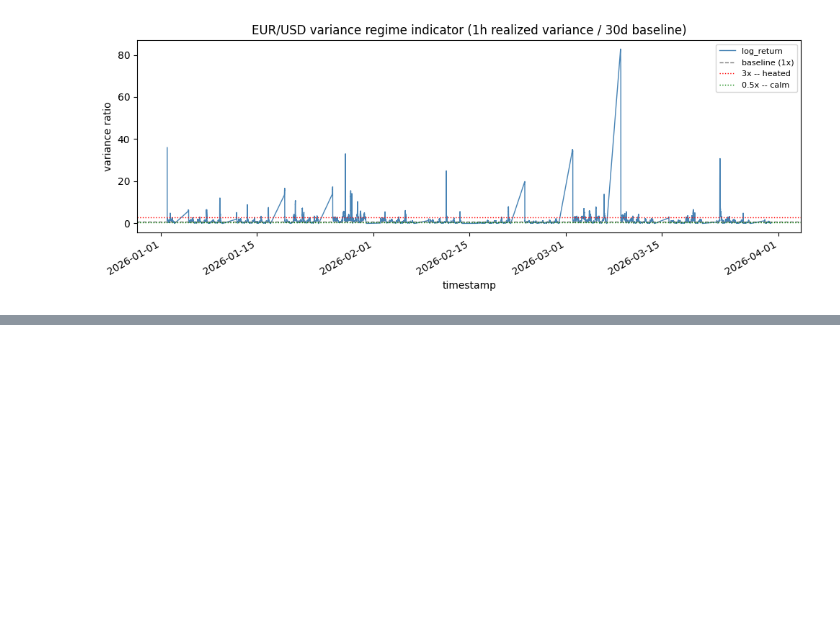
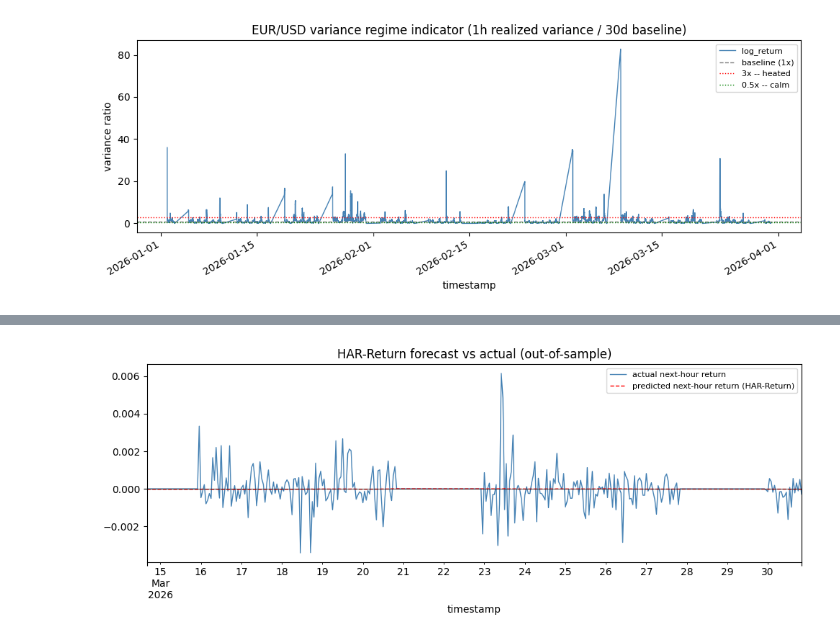
Before and after one commit to anjalivijyan/STOCHASTIC-VOLATILITY-MODELLING-, a Jupyter notebook: lit_rew_&_stylised_facts/regime_indicator.ipynb, the cells around one changed output, grey strips where cells are left out. Saved outputs shown, nothing was run; the diff lists cells and outputs as text; code cells hidden in the pictures; blank space fills up the shorter version.

```diff
--- a/lit_rew_&_stylised_facts/regime_indicator.ipynb
+++ b/lit_rew_&_stylised_facts/regime_indicator.ipynb
@@ -8,11 +8,13 @@ import dukascopy_python
 from dukascopy_python.instruments import INSTRUMENT_FX_MAJORS_EUR_USD
 # %%
 from pathlib import Path
+
+NOTEBOOK_DIR = Path("/Users/catoccino/Desktop/FX INT SYSTEM/FX-INTELLIGENCE-SYSTEM/lit_rew_&_stylised_facts")
 
 start = datetime(2025, 1, 1)
 end = datetime(2025, 12, 31)
 
-parquet_path = Path("raw_ticks_cache.parquet")
+parquet_path = NOTEBOOK_DIR / "raw_ticks_cache.parquet"
 # %%
 raw_ticks = pd.read_parquet(parquet_path)
 raw_ticks['mid'] = (raw_ticks['bidPrice']+ raw_ticks['askPrice'])/2
@@ -89,16 +91,14 @@ Read the ratio directly: 'It is as if information is flowing
 0.4x as quickly as normal right now'
 (using the most recent value in the series).
 # %%
-from pathlib import Path
-
 start = datetime(2026, 1, 1)
 end = datetime(2026, 3, 31)
 
-parquet_path = Path("raw_ticks_2026.parquet")
+parquet_path = NOTEBOOK_DIR / "raw_ticks_2026.parquet"
 
 if parquet_path.exists():
     raw_ticks_2026 = pd.read_parquet(parquet_path)
-    print(f"Loaded {len(raw_ticks):,} ticks from {parquet_path}")
+    print(f"Loaded {len(raw_ticks_2026):,} ticks from {parquet_path}")
 else:
     raw_ticks_2026 = dukascopy_python.fetch(
         instrument=INSTRUMENT_FX_MAJORS_EUR_USD,
@@ -289,3 +278,88 @@ Compare model.params here vs. the raw-level run: coefficients are
 now on log-RV, so read them as 'a 1% rise in this lag's variance
 is associated with a beta% rise in next-hour variance' -- an
 elasticity, not a direct level effect.
+# %%
+"""
+HAR-Return: same HAR kernel structure as the log-HAR-RV cell above (lag1 +
+rolling-24h "daily" + rolling-168h "weekly" features, OLS, 80/20 split),
+but fit on signed hourly log-returns instead of squared returns. RV only
+ever tells you the expected *size* of the next move; regressing on the
+raw (signed) return lets the same lag/daily/weekly kernel also pick up
+directional persistence (momentum) or mean-reversion, so the forecast
+carries both magnitude and sign.
+
+No log-transform here: unlike RV, returns are signed, so log(ret) isn't
+defined. Returns are already far less heavy-tailed than squared returns,
+so raw-level OLS is the natural fit (this is also why the RV cell had to
+log-transform and this one doesn't).
+"""
+
+import numpy as np
+import pandas as pd
+import statsmodels.api as sm
+import matplotlib.pyplot as plt
+
+ret_hourly = d['log_return'].resample("1h").sum().dropna()
+
+df_r = pd.DataFrame({"ret": ret_hourly})
+df_r["ret_lag1"] = df_r["ret"].shift(1)
+df_r["ret_daily"] = df_r["ret"].shift(1).rolling(24).mean()
+df_r["ret_weekly"] = df_r["ret"].shift(1).rolling(24 * 7).mean()
+df_r["ret_target"] = df_r["ret"].shift(-1)
+df_r = df_r.dropna()
+
+split_r = int(len(df_r) * 0.8)
+train_r, test_r = df_r.iloc[:split_r], df_r.iloc[split_r:]
+
+feature_cols_r = ["ret_lag1", "ret_daily", "ret_weekly"]
+X_train_r = sm.add_constant(train_r[feature_cols_r])
+y_train_r = train_r["ret_target"]
+X_test_r = sm.add_constant(test_r[feature_cols_r], has_constant="add")
+y_test_r = test_r["ret_target"]
+
+model_r = sm.OLS(y_train_r, X_train_r).fit()
+print(model_r.summary())
+print("\nFitted kernel weights (K), return space:")
+print(model_r.params, "\n")
+
+# ---- out-of-sample R^2 -----------------------------------------------
+test_pred_r = model_r.predict(X_test_r)
+ss_res_r = ((y_test_r - test_pred_r) ** 2).sum()
+ss_tot_r = ((y_test_r - y_test_r.mean()) ** 2).sum()
+oos_r2_r = 1 - ss_res_r / ss_tot_r
+
+print(f"In-sample R^2:      {model_r.rsquared:.4f}")
+print(f"Out-of-sample R^2:  {oos_r2_r:.4f}\n")
+
+# ---- directional accuracy: the thing RV could never give you ---------
+# hit rate = how often sign(predicted next-hour return) matches
+# sign(actual next-hour return). 0.5 is coin-flip; compare against the
+# naive "predict same sign as last hour" baseline too.
+pred_sign = np.sign(test_pred_r)
+actual_sign = np.sign(y_test_r)
+nonzero = actual_sign != 0
+hit_rate = (pred_sign[nonzero] == actual_sign[nonzero]).mean()
+
+naive_sign = np.sign(test_r["ret_lag1"])
+naive_hit_rate = (naive_sign[nonzero] == actual_sign[nonzero]).mean()
+
+print(f"Directional hit rate (HAR-Return):      {hit_rate:.4f}")
+print(f"Directional hit rate (naive, sign(lag1)): {naive_hit_rate:.4f}")
+print("(both vs. 0.5 coin-flip baseline)\n")
+
+# ---- plot: predicted vs actual next-hour return, out-of-sample -------
+fig, ax = plt.subplots(figsize=(10, 4))
+y_test_r.plot(ax=ax, label="actual next-hour return", color="steelblue", lw=1)
+test_pred_r.plot(ax=ax, label="predicted next-hour return (HAR-Return)", color="red", lw=1, ls="--")
+ax.axhline(0, color="black", lw=0.5)
+ax.set_title("HAR-Return forecast vs actual (out-of-sample)")
+ax.legend(fontsize=8)
+plt.tight_layout()
+plt.savefig("har_ret_forecast.png", dpi=150)
+plt.show()
+
+print("Compare model_r.params here vs. the RV cell: coefficients are on")
+print("raw signed returns, so a positive ret_lag1 coefficient means")
+print("momentum (last hour's direction tends to continue) and a negative")
+print("one means mean-reversion.")
+# %% [output]
@@ -291,0 +383 @@ elasticity, not a direct level effect.
+[figure, added]
```
Also changed, not shown: parts of 3 cells of this notebook, 3 other files.
